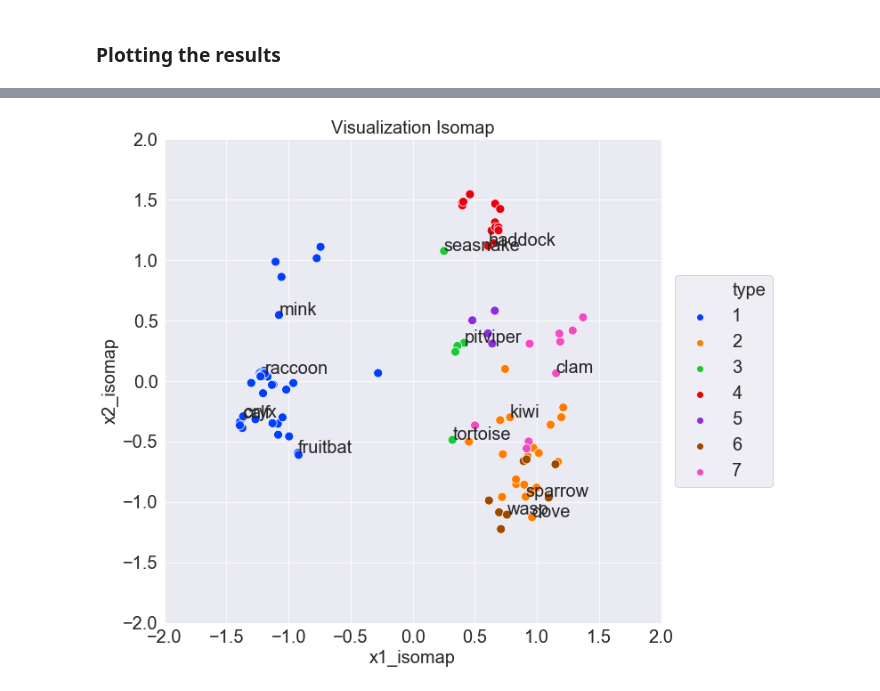
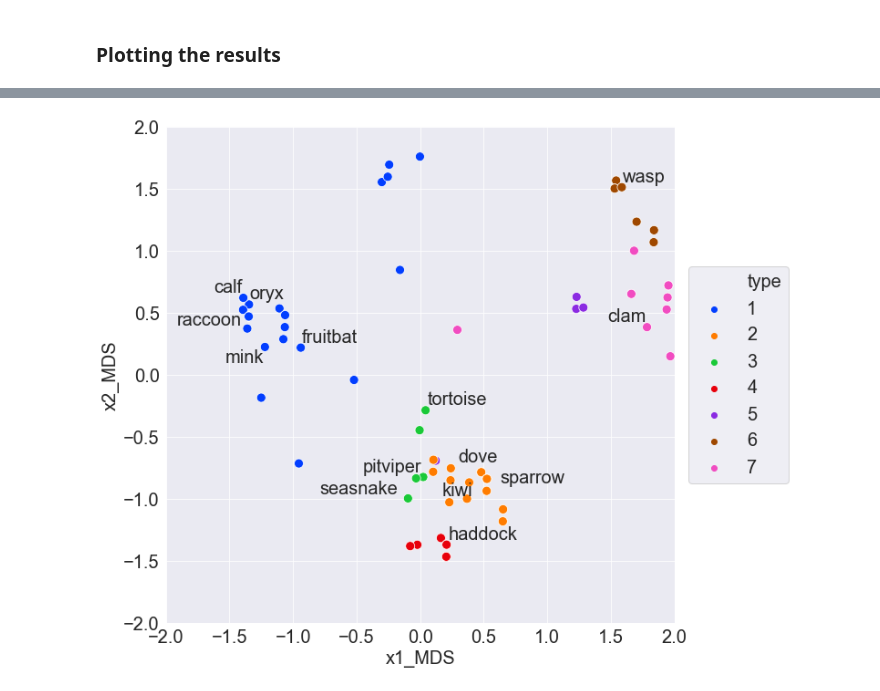
Before and after one commit to Filipbergentoft/DD2434, a Jupyter notebook: Assignment 1/assignment_1.ipynb, the cells around one changed output, grey strips where cells are left out. Saved outputs shown, nothing was run; the diff lists cells and outputs as text; code cells hidden in the pictures.

Commit message:
Writing report problem 7 and constructed plots

```diff
--- a/Assignment 1/assignment_1.ipynb
+++ b/Assignment 1/assignment_1.ipynb
@@ -51,7 +66,7 @@ def weighted_distance(a,b, weight_vector = np.ones(16)):
     attribute_weight_matrix = np.diag(weight_vector)
     weighted_difference = np.matmul(attribute_weight_matrix, a-b)
 
-    return np.dot(weighted_difference,weighted_difference)
+    return np.dot(a-b,weighted_difference)
 
 def to_dist_matrix(data_matrix, weight_vector):
     distance_matrix = np.array([[weighted_distance(a, b, weight_vector) for a in data_matrix.T] for b in data_matrix.T])
@@ -131,9 +134,8 @@ def isomap(data_matrix, k, n_latent_variables, weight_vector):
 # %% [markdown]
 ### Running the Implementations
 # %%
-weight_vector = np.ones(16)
-weight_vector[12] = 1
-df.describe
+
+
 #PCA
 latent_data_matrix_PCA = PCA(data_matrix)
 # Adding the latent variables to the original dataframe
@@ -141,6 +143,9 @@ df['x1_PCA'] = latent_data_matrix_PCA[0,:].T
 df['x2_PCA'] = latent_data_matrix_PCA[1,:].T
 
 # MDS
+weight_vector = np.ones(16)
+weight_vector[12] = 4
+weight_vector[13] = 4
 similarity_matrix = dist_to_similarity_matrix(to_dist_matrix(data_matrix, weight_vector))
 latent_data_matrix_MDS = MDS(similarity_matrix, 2)
 # Adding the latent variables to the original dataframe
@@ -148,7 +153,10 @@ df['x1_MDS'] = latent_data_matrix_MDS[0,:]
 df['x2_MDS'] = latent_data_matrix_MDS[1,:]
 
 # Isomap
-number_of_neighbours = 30
+weight_vector = np.ones(16)
+weight_vector[12] = 4
+weight_vector[13] = 4
+number_of_neighbours = 10
 latent_data_matrix_isomap = isomap(data_matrix, number_of_neighbours, 2, weight_vector)
 # Adding the latent variables to the original dataframe
 df['x1_isomap'] = latent_data_matrix_isomap[0,:]
@@ -158,33 +191,33 @@ df['x2_isomap'] = latent_data_matrix_isomap[1,:]
 # %%
 x1 = ['x1_PCA', 'x1_MDS', 'x1_isomap']
 x2 = ['x2_PCA', 'x2_MDS', 'x2_isomap']
-title = ['Visualization PCA', 'Visualization MDS', 'Visualization Isomap']
+title = ['Visualization_PCA', 'Visualization_MDS', 'Visualization_Isomap']
 
-method = 2
+method = 1
 
 texts = []
 indicator = np.array([0 if (x + 1) % 7 == 0 else 1 for x in range(101)])
 names = np.asarray(df['animal name'].copy())
 names[indicator==1] = ''
 
 fig, axes = plt.subplots(1, 1, figsize=(10, 10))
 plt.subplots_adjust(wspace=0.5)
 ax = sns.scatterplot(ax=axes, x=x1[method], y=x2[method], hue='type', data=df, palette='bright', s=100)
 for x, y, t in zip(df[x1[method]], df[x2[method]], names):
     texts.append(axes.text(x, y, t, fontsize=20))
 
 ax.legend(loc='center left', bbox_to_anchor=(1.01, 0.5), ncol=1, fontsize=20)
-axes.set_title(title[method])
+#axes.set_title(title[method])
 sns.set_style('darkgrid')
 plt.ylim([-2,2])
 plt.xlim([-2,2])
 
 for item in ([ax.title, ax.xaxis.label, ax.yaxis.label] +
              ax.get_xticklabels() + ax.get_yticklabels()):
     item.set_fontsize(20)
-#adjust_text(texts, force_points=0.15)
+adjust_text(texts, force_points=0.15)
 
 plt.savefig(title[method], dpi=300,bbox_inches='tight', pad_inches=1)
 plt.show()
 # %% [output]
-[figure, old version]
+[figure, new version]
```
Also changed, not shown: parts of 8 cells of this notebook, 11 other files.
